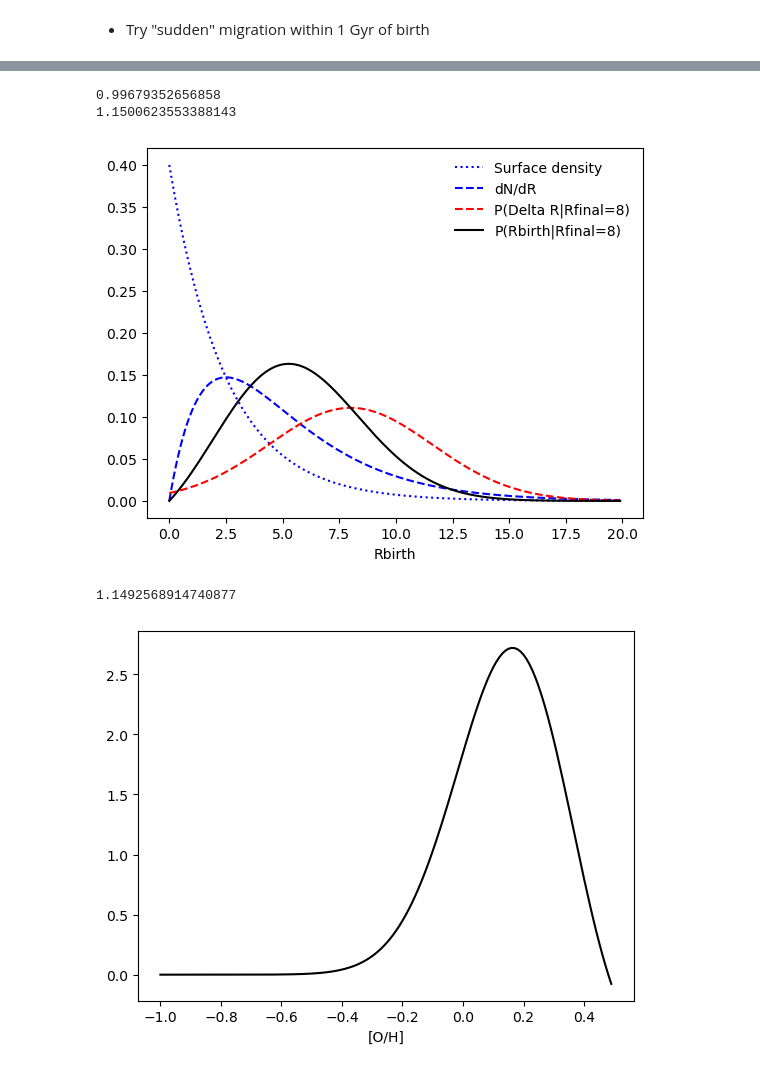
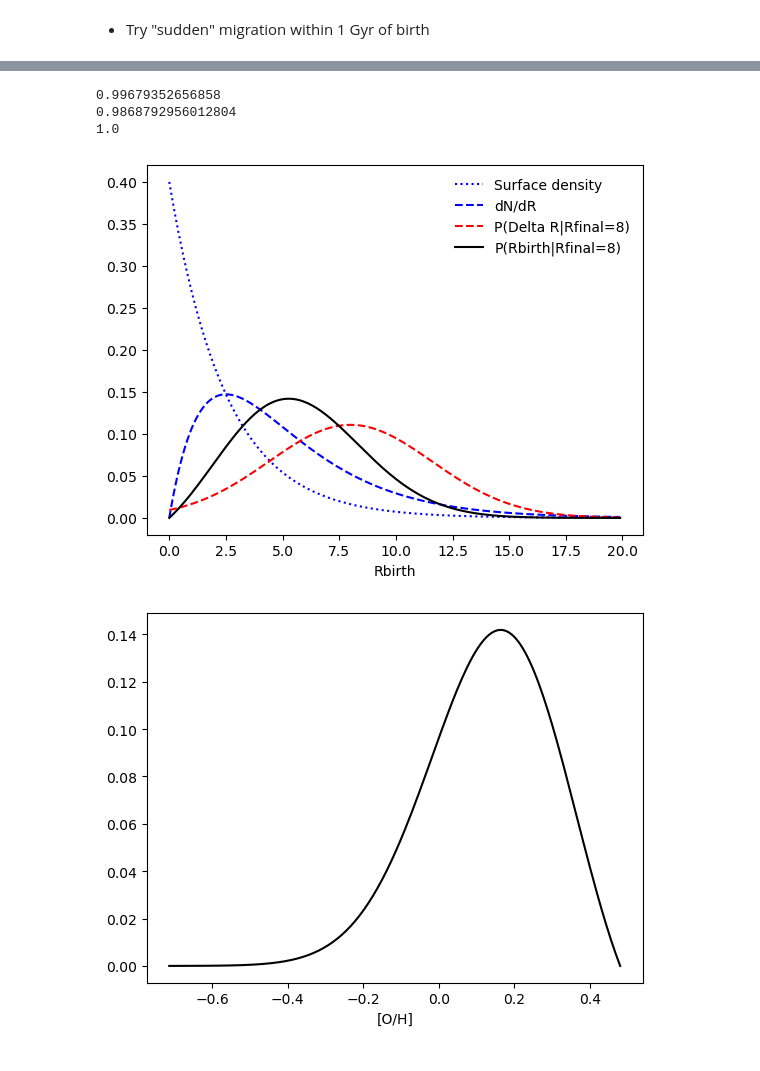
Before and after one commit to lodubay/abeona, a Jupyter notebook: src/scripts/migration_strength.ipynb, the cells around one changed output, grey strips where cells are left out. Drawn from its saved outputs; the diff is of its cells as text; code cells hidden in the pictures.

```diff
--- a/src/scripts/migration_strength.ipynb
+++ b/src/scripts/migration_strength.ipynb
@@ -125,50 +157,53 @@ plt.show()
 # %%
 Rfinal = 8.
 sigmaRM = 3.6
 gradOH = -0.06
 Rsun = 8.
 Rdisk = 2.5
+dr = 0.1
 
 # OHarr = np.arange(-1, 1.1, 0.1)
 Rbirth = np.arange(0, 20, 0.1)
 
 # density profile
 surface_density = Rdisk**-1 * np.exp(-Rbirth / Rdisk)
 dNdR = Rbirth * Rdisk**-2 * np.exp(-Rbirth / Rdisk)
 print(np.sum(dNdR) * 0.1)
 
 # Migration probability
 migr = (2*np.pi*sigmaRM**2)**-0.5 * np.exp(-(Rbirth - Rfinal)**2 / (2*sigmaRM**2))
+print(np.sum(migr) * 0.1)
 
-const = np.exp(Rfinal / Rdisk - Rfinal**2 / (2*sigmaRM**2)) / (Rfinal * np.sqrt(2*np.pi*sigmaRM**2))
-# Rbirth = OHarr / gradOH + Rsun
-dN_dRbirth = const * Rbirth * np.exp(Rbirth * (Rfinal/sigmaRM**2 - 1/Rdisk)) * np.exp(-Rbirth**2 / (2*sigmaRM**2))
+dN_dRbirth = dNdR * migr / np.sum(dNdR * migr * dr)
 print(np.sum(dN_dRbirth) * 0.1)
+
+# const = np.exp(Rfinal / Rdisk - Rfinal**2 / (2*sigmaRM**2)) / (Rfinal * np.sqrt(2*np.pi*sigmaRM**2))
+# # Rbirth = OHarr / gradOH + Rsun
+# dN_dRbirth = const * Rbirth * np.exp(Rbirth * (Rfinal/sigmaRM**2 - 1/Rdisk)) * np.exp(-Rbirth**2 / (2*sigmaRM**2))
+# print(np.sum(dN_dRbirth) * 0.1)
 
 fig, ax = plt.subplots()
 ax.plot(Rbirth, surface_density, 'b:', label='Surface density')
 ax.plot(Rbirth, dNdR, 'b--', label='dN/dR')
 ax.plot(Rbirth, migr, 'r--', label='P(Delta R|Rfinal=8)')
 ax.plot(Rbirth, dN_dRbirth, 'k-', label='P(Rbirth|Rfinal=8)')
 ax.set_xlabel('Rbirth')
 ax.legend(frameon=False)
 plt.show()
+
+OHarr = gradOH * (Rbirth - Rsun)
+
+# dN_dOH = const / -gradOH * Rbirth * np.exp(Rbirth * (Rfinal/sigmaRM**2 - 1/Rdisk)) * np.exp(-Rbirth**2 / (2*sigmaRM**2))
+
+# print(np.sum(dN_dOH) * 0.01)
+
+fig, ax = plt.subplots()
+ax.plot(OHarr, dN_dRbirth, 'k-')
+ax.set_xlabel('[O/H]')
+plt.show()
 # %% [output]
 0.99679352656858
-1.1500623553388143
+0.9868792956012804
+1.0
-[figure, old version]
+[figure, new version]
+[figure, added]
-# %%
-OHarr = np.arange(-1, 0.5, 0.01)
-Rbirth = OHarr / gradOH + Rsun
-
-dN_dOH = const / -gradOH * Rbirth * np.exp(Rbirth * (Rfinal/sigmaRM**2 - 1/Rdisk)) * np.exp(-Rbirth**2 / (2*sigmaRM**2))
-
-print(np.sum(dN_dOH) * 0.01)
-
-fig, ax = plt.subplots()
-ax.plot(OHarr, dN_dOH, 'k-')
-ax.set_xlabel('[O/H]')
-plt.show()
-# %% [output]
-1.1492568914740877
-[figure, removed]
```
Also changed, not shown: parts of 7 cells of this notebook.
